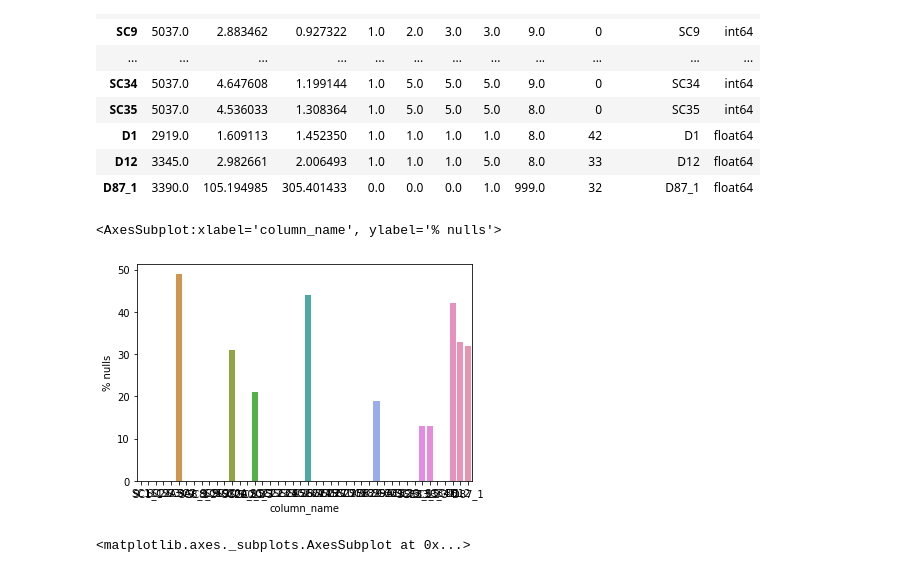
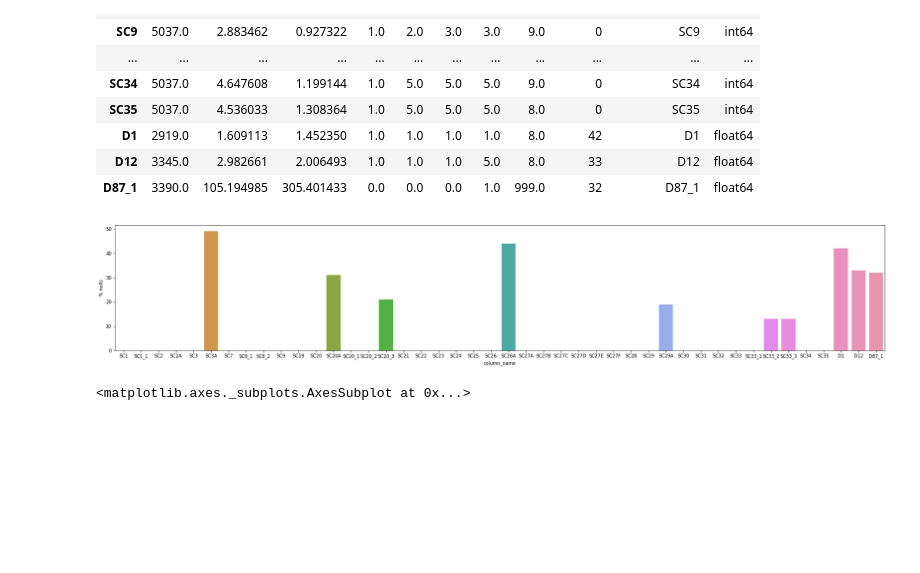
Before and after one commit to matheuss3/promental, a Jupyter notebook: notebooks/analise_exploratoria.ipynb, the cells around one changed output. Cells and saved outputs as stored; diff of their text form; code cells hidden in the pictures; blank space fills up the shorter version.

```diff
--- a/notebooks/analise_exploratoria.ipynb
+++ b/notebooks/analise_exploratoria.ipynb
@@ -10,7 +10,7 @@ import matplotlib.pyplot as plt
 # %% [markdown]
 Configuração do dataframe
 # %%
-link_df = 'https://raw.githubusercontent.com/matheuss3/promental/main/data/bancosaudemental.csv?token=GHSAT0AAAAAABUPGQX4JBLGK2ART5QBUZFQYUEGCEQ'
+link_df = 'https://raw.githubusercontent.com/matheuss3/promental/main/data/bancosaudemental.csv?token=GHSAT0AAAAAABUPGQX5NHMJDHHYWXJKMJHSYUMCH4Q'
 delimiter = ';'
 encoding = 'ISO-8859-1'
 # %%
@@ -133,3 +133,7 @@ df_promental
 | 5035 | 3214006524-01 | 19 | 1 | 30 | 3.0 | 5 | 5.0 | 2 | 3 | 3 | ... | ... |
 | 5036 | 3214006525-01 | 38 | 2 | 14 | 3.0 | 3 | 1.0 | 2 | 2 | 2 | ... | ... |
 5037 rows × 673 columns
+# %%
+for column in columns_nulls:
+  if ('D' == column[0]):
+    print(column)
@@ -239,10 +261,11 @@ X_describe
 | D12 | 3345.0 | 2.982661 | 2.006493 | 1.0 | 1.0 | 1.0 | 5.0 | 8.0 | 33 | D12 | float64 |
 | D87_1 | 3390.0 | 105.194985 | 305.401433 | 0.0 | 0.0 | 0.0 | 1.0 | 999.0 | 32 | D87_1 | float64 |
 # %%
-sns.barplot(x='column_name', y='% nulls', data=X_describe)
+fig, ax = plt.subplots(figsize=(30,5))
+sns.barplot(x='column_name', y='% nulls', data=X_describe, ax=ax)
+fig.show()
 # %% [output]
-<AxesSubplot:xlabel='column_name', ylabel='% nulls'>
-[figure, old version]
+[figure, new version]
 # %%
 X_describe.groupby(['% nulls']).count()
 fig, ax = plt.subplots(figsize=(10,5))
```
Also changed, not shown: parts of 1 cell of this notebook.
